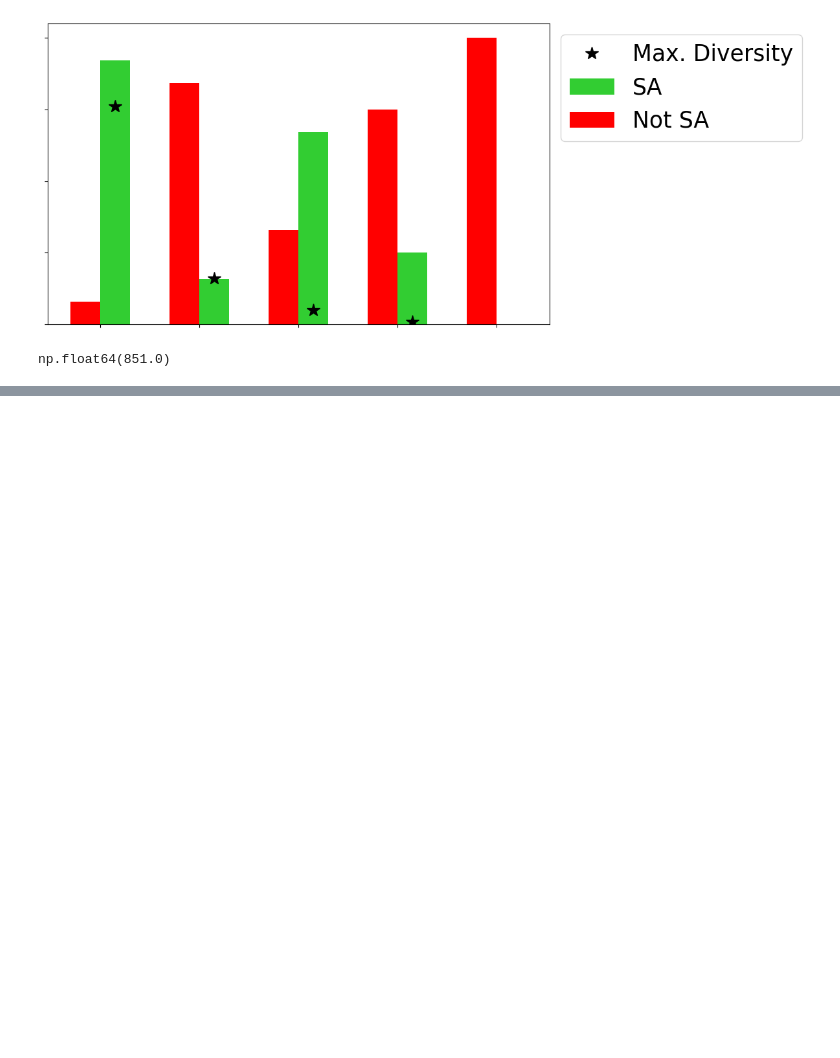
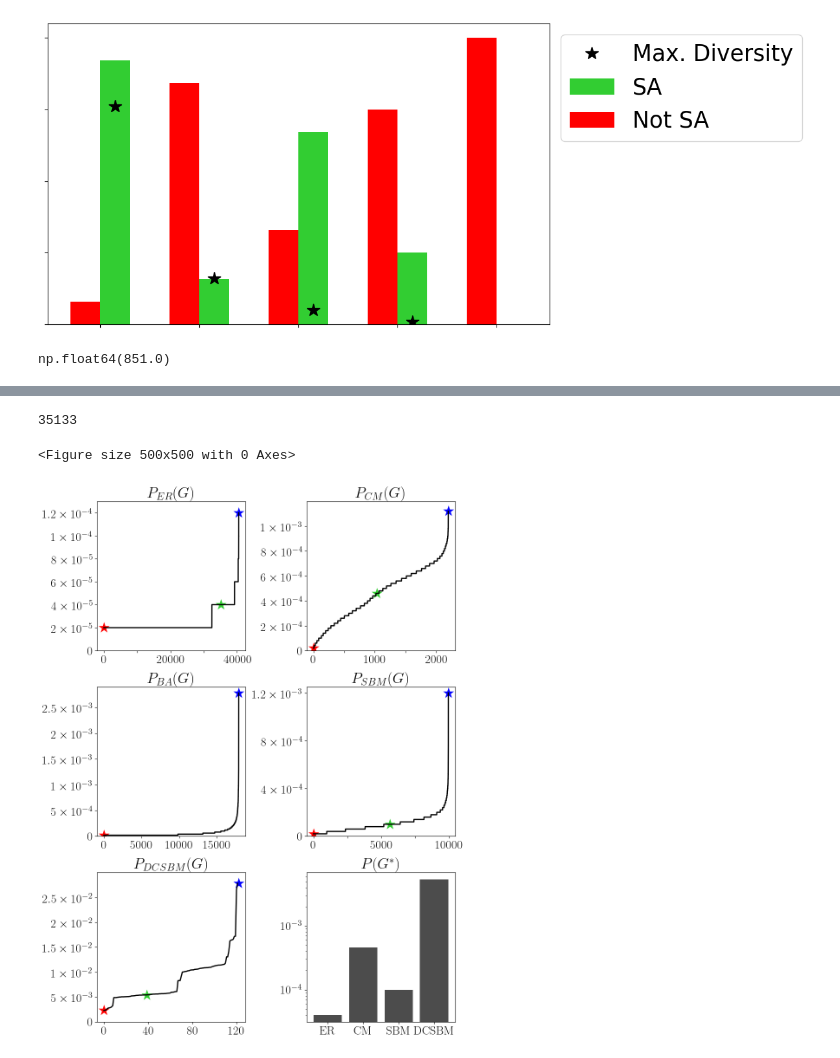
Before and after one commit to coryglover/NetDesign, a Jupyter notebook: notebooks/figs.ipynb, the cells around one changed output, grey strips where cells are left out. Saved outputs shown, nothing was run; the diff lists cells and outputs as text; code cells hidden in the pictures; blank space fills up the shorter version.

```diff
--- a/notebooks/figs.ipynb
+++ b/notebooks/figs.ipynb
@@ -225,0 +358,63 @@ np.float64(851.0)
+# %%
+np.where(np.argsort(PGER[0]) == 12375)[0][0]
+# %% [output]
+35133
+# %%
+csfont = {'fontname':'Times New Roman'}
+from matplotlib import rc
+rc('font',**{'family':'serif','serif':['Times New Roman']})
+rc('text', usetex=True)
+fig = plt.figure(figsize=(5, 5))
+fig, axs = plt.subplots(3,2,figsize=(10,13))
+axs[0,0].plot(sorted(PGER[0])/np.sum(PGER[0]), color='k', linewidth=2, label='PGER',alpha=1)
+axs[0,0].scatter(0, (sorted(PGER[0])/np.sum(PGER[0]))[0], marker='*', color='r', s=500, label='PGER', edgecolors='w')  # Increased size
+axs[0,0].scatter(len(PGER[0]), (sorted(PGER[0])/np.sum(PGER[0]))[-1], marker='*', color='b', s=500, edgecolors='w')  # Increased size
+axs[0,0].scatter(np.where(np.argsort(PGER[0]) == 12375)[0][0], ((PGER[0])/np.sum(PGER[0]))[12375], marker='*', color='limegreen', s=500, edgecolors='w')  # Increased size
+axs[0,0].set_ylim(0,.00013)
+axs[0,0].set_yticks(ticks=[0,.00002,.00004,.00006,.00008,.0001,.00012], labels=['0',r'$2\times 10^{-5}$', r'$4\times 10^{-5}$', r'$6\times 10^{-5}$', r'$8\times 10^{-5}$', r'$1\times 10^{-4}$', r'$1.2\times 10^{-4}$'],fontsize=20)
+axs[0,0].set_xticks(ticks=[0,10000,20000,30000,40000], labels=['0', '', '20000', '', '40000'], fontsize=20)
+axs[0,0].set_title(r'$P_{ER}(G)$', fontsize=25)
+axs[0,1].plot(sorted(PGCM[0])/np.sum(PGCM[0]), color='k', linewidth=2, label='PGCM',alpha=1)
+axs[0,1].scatter(0, (sorted(PGCM[0])/np.sum(PGCM[0]))[0], marker='*', color='r', s=500, label='PGCM', edgecolors='w')  # Increased size
+axs[0,1].scatter(len(PGCM[0]), (sorted(PGCM[0])/np.sum(PGCM[0]))[-1], marker='*', color='b', s=500, edgecolors='w')  # Increased size
+axs[0,1].scatter(np.where(np.argsort(PGCM[0])==831)[0][0], ((PGCM[0])/np.sum(PGCM[0]))[831], marker='*', color='limegreen', s=500, edgecolors='w')  # Increased size
+axs[0,1].set_ylim(0,.0012)
+axs[0,1].set_yticks(ticks=[0,.0002,.0004,.0006,.0008,0.001], labels=['0',r'$2\times 10^{-4}$', r'$4\times 10^{-4}$', r'$6\times 10^{-4}$', r'$8\times 10^{-4}$', r'$1\times 10^{-3}$'],fontsize=20)
+axs[0,1].set_xticks(ticks=[0,500,1000,1500,2000], labels=['0', '', '1000', '', '2000'], fontsize=20)
+axs[0,1].set_title(r'$P_{CM}(G)$', fontsize=25)
+axs[1,0].plot(sorted(PGBA[0])/np.sum(PGBA[0]), color='k', linewidth=2, label='PGBA',alpha=1)
+axs[1,0].scatter(0, (sorted(PGBA[0])/np.sum(PGBA[0]))[0], marker='*', color='r', s=500, label='PGBA', edgecolors='w')  # Increased size
+axs[1,0].scatter(len(PGBA[0]), (sorted(PGBA[0])/np.sum(PGBA[0]))[-1], marker='*', color='b', s=500, edgecolors='w')  # Increased size
+axs[1,0].set_ylim(0,.0029)
+axs[1,0].set_yticks(ticks=[0,.0005,.001,.0015,.002,.0025], labels=['0',r'$5\times 10^{-4}$', r'$1\times 10^{-3}$', r'$1.5\times 10^{-3}$', r'$2\times 10^{-3}$', r'$2.5\times 10^{-3}$'],fontsize=20)
+axs[1,0].set_xticks(ticks=[0,5000,10000,15000], labels=['0', '5000', '10000', '15000'], fontsize=20)
+axs[1,0].set_title(r'$P_{BA}(G)$', fontsize=25)
+axs[1,1].plot(sorted(PGSB[0])/np.sum(PGSB[0]), color='k', linewidth=2, label='PGSB',alpha=1)
+axs[1,1].scatter(0, (sorted(PGSB[0])/np.sum(PGSB[0]))[0], marker='*', color='r', s=500, label='PGSB', edgecolors='w')  # Increased size
+axs[1,1].scatter(len(PGSB[0]), (sorted(PGSB[0])/np.sum(PGSB[0]))[-1], marker='*', color='b', s=500, edgecolors='w')  # Increased size
+axs[1,1].scatter(np.where(np.argsort(PGSB[0])==0)[0][0], ((PGSB[0])/np.sum(PGSB[0]))[0], marker='*', color='limegreen', s=500, edgecolors='w')  # Increased size
+axs[1,1].set_ylim(0,.00125)
+axs[1,1].set_yticks(ticks=[0,.0004,.0008,0.0012], labels=['0', r'$4\times 10^{-4}$', r'$8\times 10^{-4}$', r'$1.2\times 10^{-3}$'],fontsize=20)
+axs[1,1].set_xticks(ticks=[0,2500,5000,7500,10000], labels=['0', '', '5000', '', '10000'], fontsize=20)
+axs[1,1].set_title(r'$P_{SBM}(G)$', fontsize=25)
+axs[2,0].plot(sorted(PGDCSBM_gt[0])/np.sum(PGDCSBM_gt[0]), color='k', linewidth=2, label='PGDCSBM_gt',alpha=1)
+axs[2,0].scatter(0, (sorted(PGDCSBM_gt[0])/np.sum(PGDCSBM_gt[0]))[0], marker='*', color='r', s=500, label='PGDCSBM_gt', edgecolors='w')  # Increased size
+axs[2,0].scatter(len(PGDCSBM_gt[0]), (sorted(PGDCSBM_gt[0])/np.sum(PGDCSBM_gt[0]))[-1], marker='*', color='b', s=500, edgecolors='w')  # Increased size
+axs[2,0].scatter(np.where(np.argsort(PGDCSBM_gt[0])==64)[0][0], ((PGDCSBM_gt[0])/np.sum(PGDCSBM_gt[0]))[64], marker='*', color='limegreen', s=500, edgecolors='w')  # Increased size
+axs[2,0].set_ylim(0,.03)
+axs[2,0].set_yticks(ticks=[0,.005,.01,.015,.02,.025], labels=['0', r'$5\times 10^{-3}$', r'$1\times 10^{-2}$', r'$1.5\times 10^{-2}$', r'$2\times 10^{-2}$', r'$2.5\times 10^{-2}$'],fontsize=20)
+axs[2,0].set_xticks(ticks=[0,40,80,120], labels=['0', '40', '80', '120'], fontsize=20)
+axs[2,0].set_title(r'$P_{DCSBM}(G)$', fontsize=25)
+axs[2,1].bar([0,1,2,3],[PGER[0][12375]/np.sum(PGER[0]), PGCM[0][831]/np.sum(PGCM[0]), PGSB[0][0]/np.sum(PGSB[0]), PGDCSBM_gt[0][64]/np.sum(PGDCSBM_gt[0])], color=['k','k','k','k'], alpha=0.7)
+axs[2,1].set_xticks([0,1,2,3], labels=[r'ER', r'CM', r'SBM', r'DCSBM'], fontsize=20)
+# Make font of yticks size 20
+axs[2,1].set_yticks(ticks=[1e-6,1e-5,1e-4,1e-3], labels=[r'$10^{-6}$', r'$10^{-5}$', r'$10^{-4}$', r'$10^{-3}$'], fontsize=20)
+axs[2,1].set_yscale('log')
+axs[2,1].set_title(r'$P(G^*)$', fontsize=25)
+# Add padding between plots
+fig.tight_layout()
+plt.savefig('/Users/glover.co/CCNR Dropbox/Success Team/Glover, Cory/network_design/drafts/Network-Design-March-2025-/v10/figs/probability_distributions.pdf', bbox_inches='tight', dpi=300)
+plt.show()
+# %% [output]
+<Figure size 500x500 with 0 Axes>
+[figure, added]
```
Also changed, not shown: parts of 9 cells of this notebook, 13 other files.
